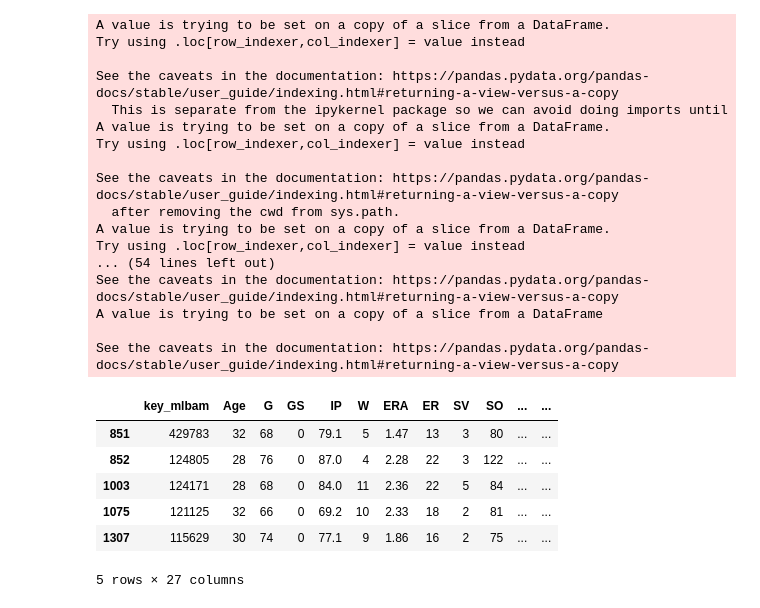
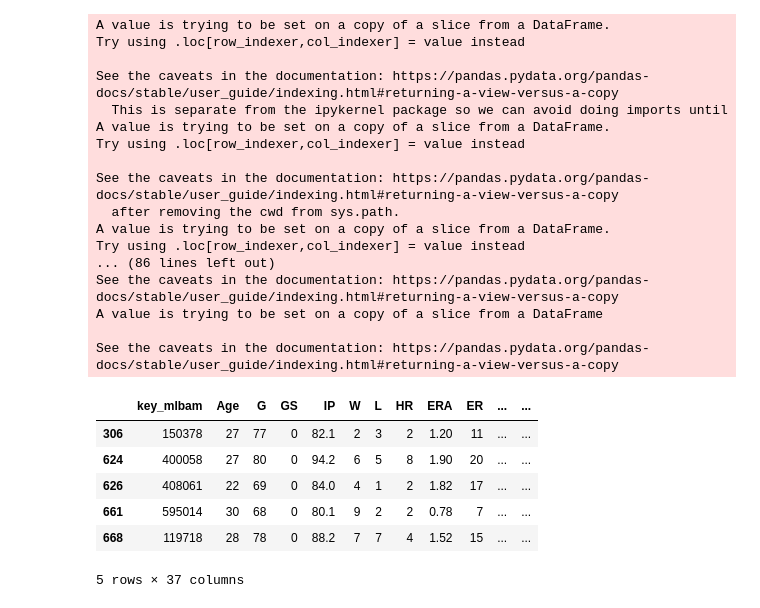
Before and after one commit to rileybuch/Fantasy-Baseball-Web-App, a Jupyter notebook: probability_predicted_relievers.ipynb, the cells around one changed output. Saved outputs shown, nothing was run; the diff lists cells and outputs as text; code cells hidden in the pictures.

```diff
--- a/probability_predicted_relievers.ipynb
+++ b/probability_predicted_relievers.ipynb
@@ -12,7 +12,5 @@ import scipy.stats
 df = pd.read_csv('./pitching_data_1996_2019.csv')
 df.head()
 
-starters = df[df["GS"] >= 3]
-relievers = df[(df["GS"] < 3) & (df["SV"] <= 5)]
-closers = df[df["SV"] > 5]
+relievers = df[(df["GS"] < 3)]
 # %%
@@ -42,6 +49,11 @@ relievers_age['IP_PER_G_PERCENT_CHANGE'] = 0.0
 # %%
 for i, r in relievers_age.iterrows():
     if i != 0:
+        relievers_age.at[i,'DELTA_SV_PER_G'] = relievers_age.at[i,'SV_PER_G'] - relievers_age.at[i-1,'SV_PER_G']
+        relievers_age.at[i,'PREV_SV_PER_G'] = relievers_age.at[i-1,'SV_PER_G']
+        if relievers_age.at[i,'PREV_SV_PER_G'] != 0:
+            relievers_age.at[i,'SV_PER_G_PERCENT_CHANGE'] = relievers_age.at[i,'DELTA_SV_PER_G']/relievers_age.at[i,'PREV_SV_PER_G']
+
         relievers_age.at[i,'DELTA_SO_PER_G'] = relievers_age.at[i,'SO_PER_G'] - relievers_age.at[i-1,'SO_PER_G']
         relievers_age.at[i,'PREV_SO_PER_G'] = relievers_age.at[i-1,'SO_PER_G']
         relievers_age.at[i,'SO_PER_G_PERCENT_CHANGE'] = relievers_age.at[i,'DELTA_SO_PER_G']/relievers_age.at[i,'PREV_SO_PER_G']
@@ -58,5 +70,9 @@ for i, r in relievers_age.iterrows():
         relievers_age.at[i,'PREV_IP_PER_G'] = relievers_age.at[i-1,'IP_PER_G']
         relievers_age.at[i,'IP_PER_G_PERCENT_CHANGE'] = relievers_age.at[i,'DELTA_IP_PER_G']/relievers_age.at[i,'PREV_IP_PER_G']
 
+        relievers_age.at[i,'DELTA_HR_PER_G'] = relievers_age.at[i,'HR_PER_G'] - relievers_age.at[i-1,'HR_PER_G']
+        relievers_age.at[i,'PREV_HR_PER_G'] = relievers_age.at[i-1,'HR_PER_G']
+        relievers_age.at[i,'HR_PER_G_PERCENT_CHANGE'] = relievers_age.at[i,'DELTA_HR_PER_G']/relievers_age.at[i,'PREV_HR_PER_G']
+
 relievers_age.head()
 # %% [output]
@@ -77,8 +93,14 @@ g.map(sns.lineplot, markers=True)
 # %%
 # explore percent change by age and previous season's stat
-df2 = relievers[['key_mlbam', 'Age', 'G', 'GS', 'IP', 'W', 'ERA', 'ER', 'SV', 'SO', 'WHIP', 'BB', 'H']]
+df2 = relievers[['key_mlbam', 'Age', 'G', 'GS', 'IP', 'W', 'L', 'HR', 'ERA', 'ER', 'SV', 'SO', 'WHIP', 'BB', 'H']]
+df2['HR_PER_G'] = df2['HR'] / df2['G']
+df2['SV_PER_G'] = df2['SV'] / df2['G']
 df2['SO_PER_G'] = df2['SO'] / df2['G']
 df2['IP_PER_G'] = df2['IP'] / df2['G']
+
+df2['DELTA_SV_PER_G'] = float("NaN")
+df2['PREV_SV_PER_G'] = float("NaN")
+df2['SV_PER_G_PERCENT_CHANGE'] = float("NaN")
 
 df2['DELTA_SO_PER_G'] = float("NaN")
 df2['PREV_SO_PER_G'] = float("NaN")
@@ -96,10 +118,21 @@ df2['DELTA_IP_PER_G'] = float("NaN")
 df2['PREV_IP_PER_G'] = float("NaN")
 df2['IP_PER_G_PERCENT_CHANGE'] = float("NaN")
 
+df2['DELTA_HR_PER_G'] = float("NaN")
+df2['PREV_HR_PER_G'] = float("NaN")
+df2['HR_PER_G_PERCENT_CHANGE'] = float("NaN")
+
 for i, r in df2.iterrows():
     prev = df2[ (df2.key_mlbam==r.key_mlbam) & (df2['Age']==(r['Age']-1)) ]
 
     if len(prev)==1:
+        df2.at[i,'DELTA_SV_PER_G'] = r.SV_PER_G - prev.SV_PER_G
+        df2.at[i,'PREV_SV_PER_G'] = prev.SV_PER_G
+        if df2.at[i,'PREV_SV_PER_G'] != 0:
+            df2.at[i,'SV_PER_G_PERCENT_CHANGE'] = df2.at[i,'DELTA_SV_PER_G']/df2.at[i,'PREV_SV_PER_G']
+        else:
+            df2.at[i,'SV_PER_G_PERCENT_CHANGE'] = 0.0
+
         df2.at[i,'DELTA_SO_PER_G'] = r.SO_PER_G - prev.SO_PER_G
         df2.at[i,'PREV_SO_PER_G'] = prev.SO_PER_G
         df2.at[i,'SO_PER_G_PERCENT_CHANGE'] = df2.at[i,'DELTA_SO_PER_G']/df2.at[i,'PREV_SO_PER_G']
@@ -109,38 +142,42 @@ for i, r in df2.iterrows():
         df2.at[i,'ERA_PERCENT_CHANGE'] = df2.at[i,'DELTA_ERA']/df2.at[i,'PREV_ERA']
 
         df2.at[i,'DELTA_WHIP'] = r.WHIP - prev.WHIP
         df2.at[i,'PREV_WHIP'] = prev.WHIP
         df2.at[i,'WHIP_PERCENT_CHANGE'] = df2.at[i,'DELTA_WHIP']/df2.at[i,'PREV_WHIP']
 
         df2.at[i,'DELTA_IP_PER_G'] = r.IP_PER_G - prev.IP_PER_G
         df2.at[i,'PREV_IP_PER_G'] = prev.IP_PER_G
         df2.at[i,'IP_PER_G_PERCENT_CHANGE'] = df2.at[i,'DELTA_IP_PER_G']/df2.at[i,'PREV_IP_PER_G']
 
+        df2.at[i,'DELTA_HR_PER_G'] = r.HR_PER_G - prev.HR_PER_G
+        df2.at[i,'PREV_HR_PER_G'] = prev.HR_PER_G
+        df2.at[i,'HR_PER_G_PERCENT_CHANGE'] = df2.at[i,'DELTA_HR_PER_G']/df2.at[i,'PREV_HR_PER_G']
+
 # remove any rows where we dont have previous season data...ex: a player's first season
 df2.dropna(axis=0, how='any', inplace=True)
 df2.head()
 # %% [output]
 A value is trying to be set on a copy of a slice from a DataFrame.
 Try using .loc[row_indexer,col_indexer] = value instead
 
 See the caveats in the documentation: https://pandas.pydata.org/pandas-docs/stable/user_guide/indexing.html#returning-a-view-versus-a-copy
   This is separate from the ipykernel package so we can avoid doing imports until
 A value is trying to be set on a copy of a slice from a DataFrame.
 Try using .loc[row_indexer,col_indexer] = value instead
 
 See the caveats in the documentation: https://pandas.pydata.org/pandas-docs/stable/user_guide/indexing.html#returning-a-view-versus-a-copy
   after removing the cwd from sys.path.
 A value is trying to be set on a copy of a slice from a DataFrame.
 Try using .loc[row_indexer,col_indexer] = value instead
-... (54 lines left out)
+... (86 lines left out)
 See the caveats in the documentation: https://pandas.pydata.org/pandas-docs/stable/user_guide/indexing.html#returning-a-view-versus-a-copy
 A value is trying to be set on a copy of a slice from a DataFrame
 
 See the caveats in the documentation: https://pandas.pydata.org/pandas-docs/stable/user_guide/indexing.html#returning-a-view-versus-a-copy
-|  | key_mlbam | Age | G | GS | IP | W | ERA | ER | SV | SO | ... | ... |
-| 851 | 429783 | 32 | 68 | 0 | 79.1 | 5 | 1.47 | 13 | 3 | 80 | ... | ... |
-| 852 | 124805 | 28 | 76 | 0 | 87.0 | 4 | 2.28 | 22 | 3 | 122 | ... | ... |
-| 1003 | 124171 | 28 | 68 | 0 | 84.0 | 11 | 2.36 | 22 | 5 | 84 | ... | ... |
-| 1075 | 121125 | 32 | 66 | 0 | 69.2 | 10 | 2.33 | 18 | 2 | 81 | ... | ... |
-| 1307 | 115629 | 30 | 74 | 0 | 77.1 | 9 | 1.86 | 16 | 2 | 75 | ... | ... |
+|  | key_mlbam | Age | G | GS | IP | W | L | HR | ERA | ER | ... | ... |
+| 306 | 150378 | 27 | 77 | 0 | 82.1 | 2 | 3 | 2 | 1.20 | 11 | ... | ... |
+| 624 | 400058 | 27 | 80 | 0 | 94.2 | 6 | 5 | 8 | 1.90 | 20 | ... | ... |
+| 626 | 408061 | 22 | 69 | 0 | 84.0 | 4 | 1 | 2 | 1.82 | 17 | ... | ... |
+| 661 | 595014 | 30 | 68 | 0 | 80.1 | 9 | 2 | 2 | 0.78 | 7 | ... | ... |
+| 668 | 119718 | 28 | 78 | 0 | 88.2 | 7 | 7 | 4 | 1.52 | 15 | ... | ... |
-5 rows × 27 columns
+5 rows × 37 columns
```
Also changed, not shown: parts of 24 cells of this notebook.
